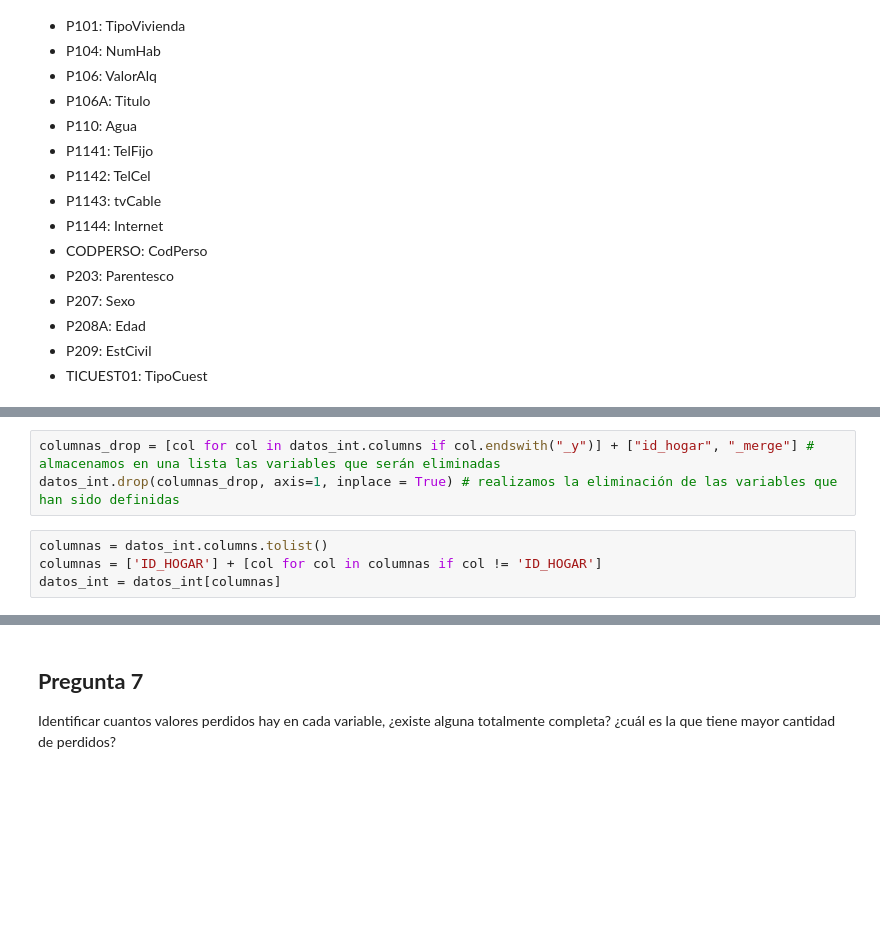
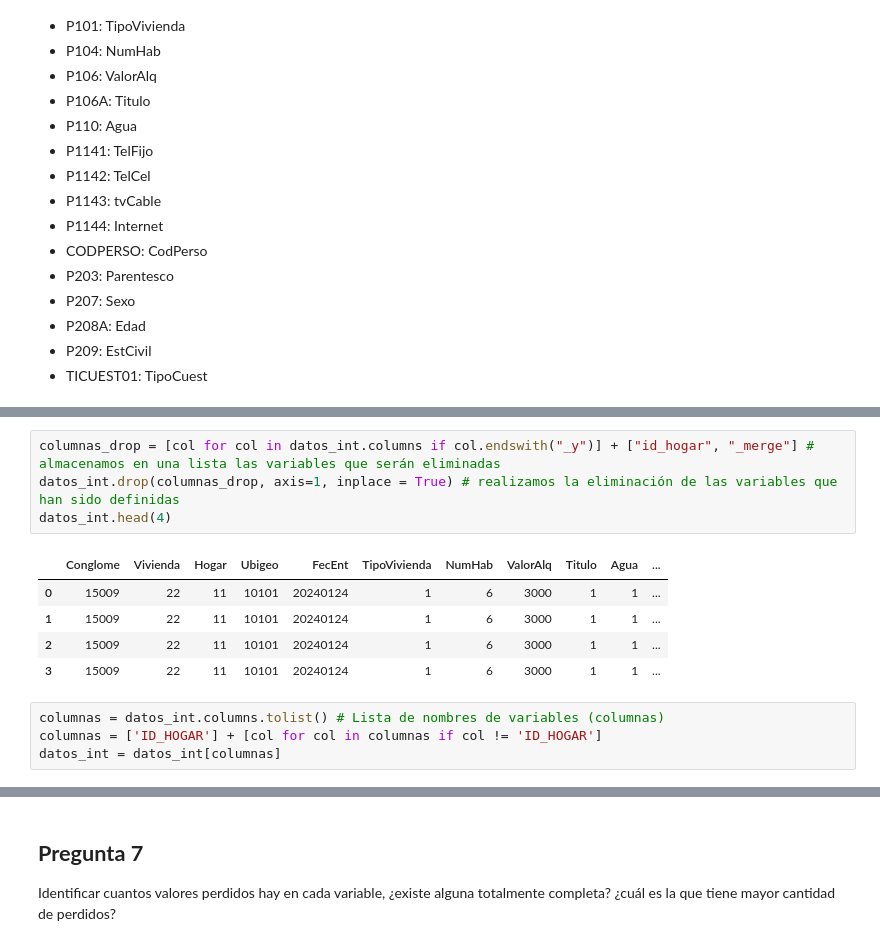
Before and after one commit to jeguns/EP7173, a Jupyter notebook: Unidad 02/02_Procedimientos_básicos_de_preprocesamiento_de_datos.ipynb, the cells around one changed output, grey strips where cells are left out. Cells and saved outputs as stored; diff of their text form; blank space fills up the shorter version.

```diff
--- a/Unidad 02/02_Procedimientos_básicos_de_preprocesamiento_de_datos.ipynb
+++ b/Unidad 02/02_Procedimientos_básicos_de_preprocesamiento_de_datos.ipynb
@@ -217,7 +447,14 @@ datos_int
 # %%
 columnas_drop = [col for col in datos_int.columns if col.endswith("_y")] + ["id_hogar", "_merge"] # almacenamos en una lista las variables que serán eliminadas
 datos_int.drop(columnas_drop, axis=1, inplace = True) # realizamos la eliminación de las variables que han sido definidas
+datos_int.head(4)
+# %% [output]
+|  | Conglome | Vivienda | Hogar | Ubigeo | FecEnt | TipoVivienda | NumHab | ValorAlq | Titulo | Agua | ... |
+| 0 | 15009 | 22 | 11 | 10101 | 20240124 | 1 | 6 | 3000 | 1 | 1 | ... |
+| 1 | 15009 | 22 | 11 | 10101 | 20240124 | 1 | 6 | 3000 | 1 | 1 | ... |
+| 2 | 15009 | 22 | 11 | 10101 | 20240124 | 1 | 6 | 3000 | 1 | 1 | ... |
+| 3 | 15009 | 22 | 11 | 10101 | 20240124 | 1 | 6 | 3000 | 1 | 1 | ... |
 # %%
-columnas = datos_int.columns.tolist()
+columnas = datos_int.columns.tolist() # Lista de nombres de variables (columnas)
 columnas = ['ID_HOGAR'] + [col for col in columnas if col != 'ID_HOGAR']
 datos_int = datos_int[columnas]
```
Also changed, not shown: parts of 21 cells of this notebook.
